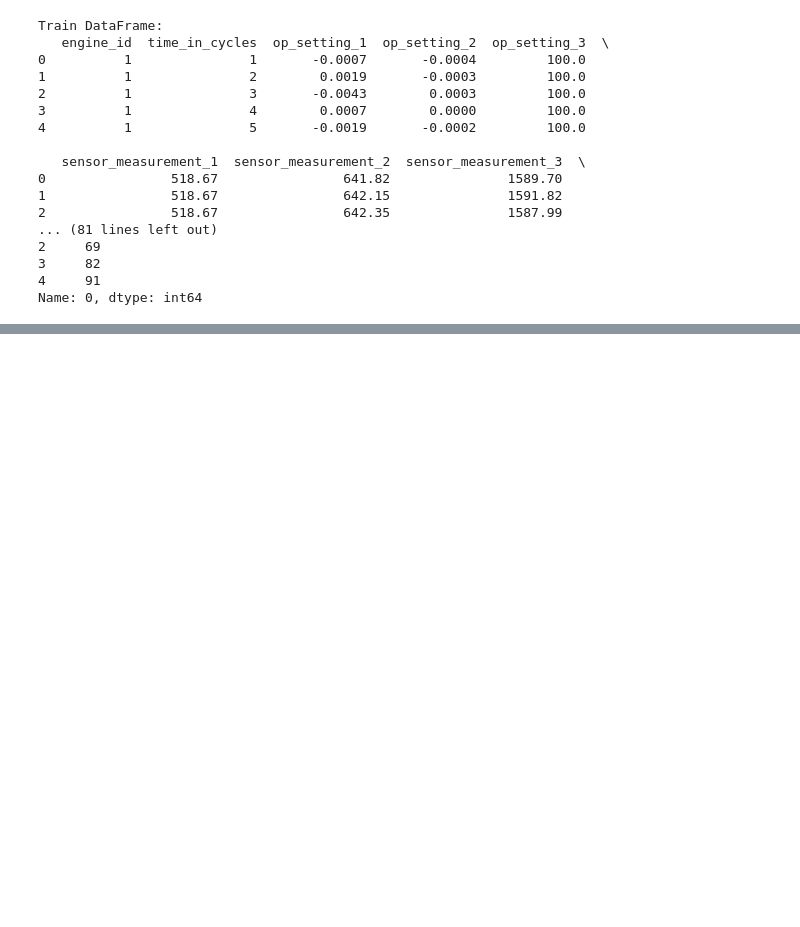
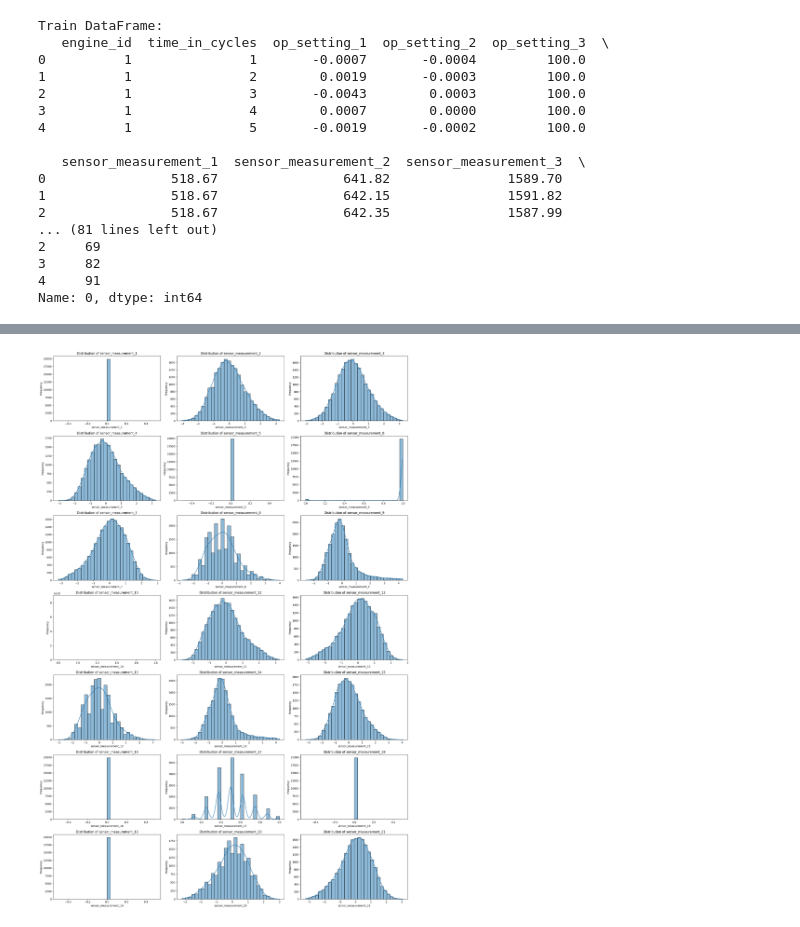
Before and after one commit to cadred000/EngineFailure, a Jupyter notebook: engine.ipynb, the cells around one changed output, grey strips where cells are left out. Cells and saved outputs as stored; diff of their text form; code cells hidden in the pictures; blank space fills up the shorter version.

```diff
--- a/engine.ipynb
+++ b/engine.ipynb
@@ -102,0 +146,41 @@ max                39.160000              23.448300          -1.0
+# %%
+from sklearn.preprocessing import StandardScaler, MinMaxScaler
+
+standardize_cols = [
+    "sensor_measurement_1", "sensor_measurement_2", "sensor_measurement_3",
+    "sensor_measurement_4", "sensor_measurement_7", "sensor_measurement_8",
+    "sensor_measurement_9", "sensor_measurement_11", "sensor_measurement_12",
+    "sensor_measurement_13", "sensor_measurement_14", "sensor_measurement_15",
+    "sensor_measurement_19", "sensor_measurement_20", "sensor_measurement_21"
+]
+
+normalize_cols = [
+    "sensor_measurement_5", "sensor_measurement_6", "sensor_measurement_16",
+    "sensor_measurement_17", "sensor_measurement_18"
+]
+
+train_cleaned = train_cleaned.copy()
+
+scaler_std = StandardScaler()
+scaler_minmax = MinMaxScaler()
+
+scaler_std.fit(train_cleaned[standardize_cols])
+scaler_minmax.fit(train_cleaned[normalize_cols])
+
+train_cleaned.loc[:, standardize_cols] = scaler_std.transform(train_cleaned[standardize_cols])
+test.loc[:, standardize_cols] = scaler_std.transform(test[standardize_cols])
+
+train_cleaned.loc[:, normalize_cols] = scaler_minmax.transform(train_cleaned[normalize_cols])
+test.loc[:, normalize_cols] = scaler_minmax.transform(test[normalize_cols])
+
+plt.figure(figsize=(20, 30))
+for i, sensor in enumerate(sensor_columns):
+    plt.subplot(7, 3, i + 1)
+    sns.histplot(train_cleaned[sensor], kde=True, bins=30)
+    plt.title(f"Distribution of {sensor}")
+    plt.xlabel(sensor)
+    plt.ylabel("Frequency")
+plt.tight_layout()
+plt.show()
+# %% [output]
+[figure, added]
```
Also changed, not shown: parts of 14 cells of this notebook.
